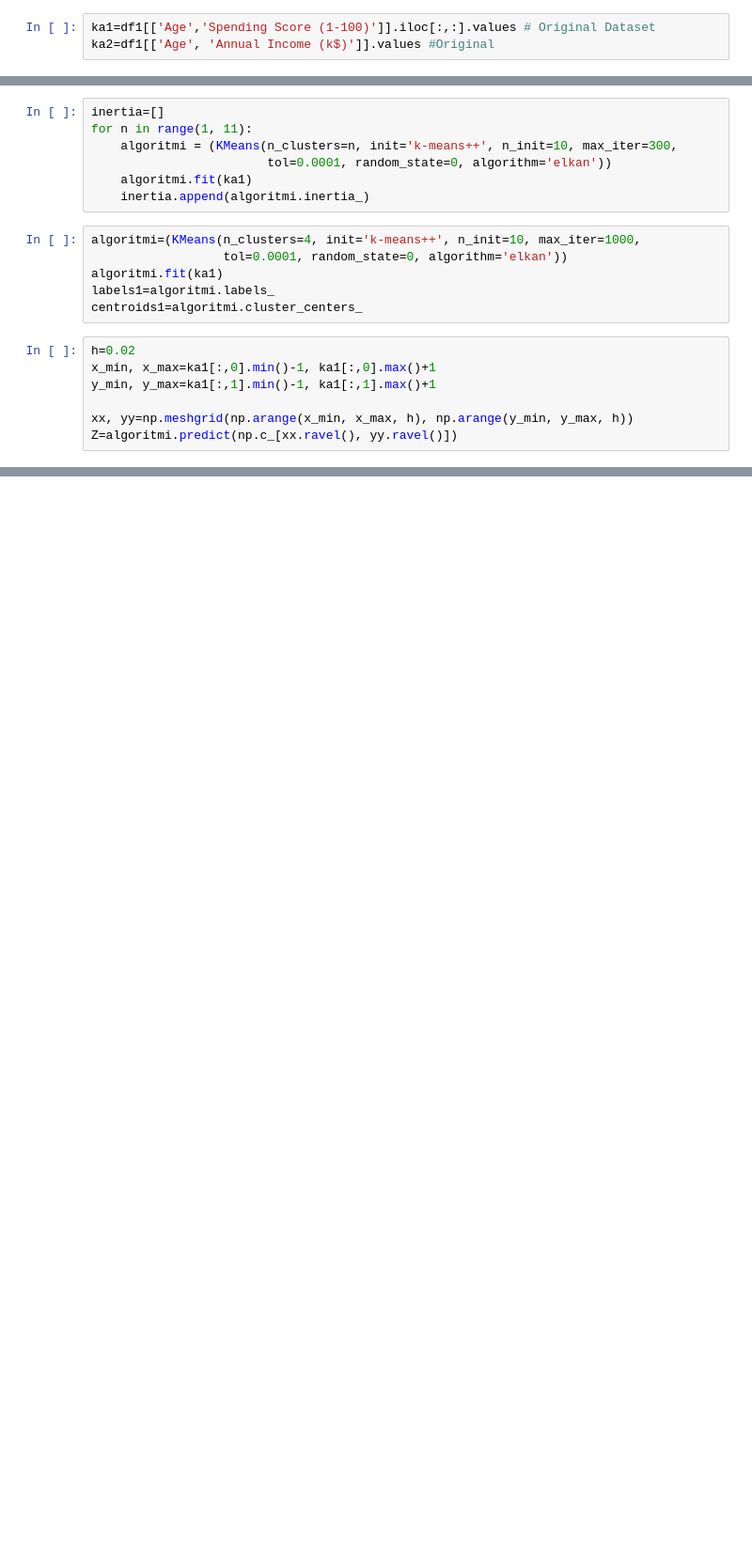
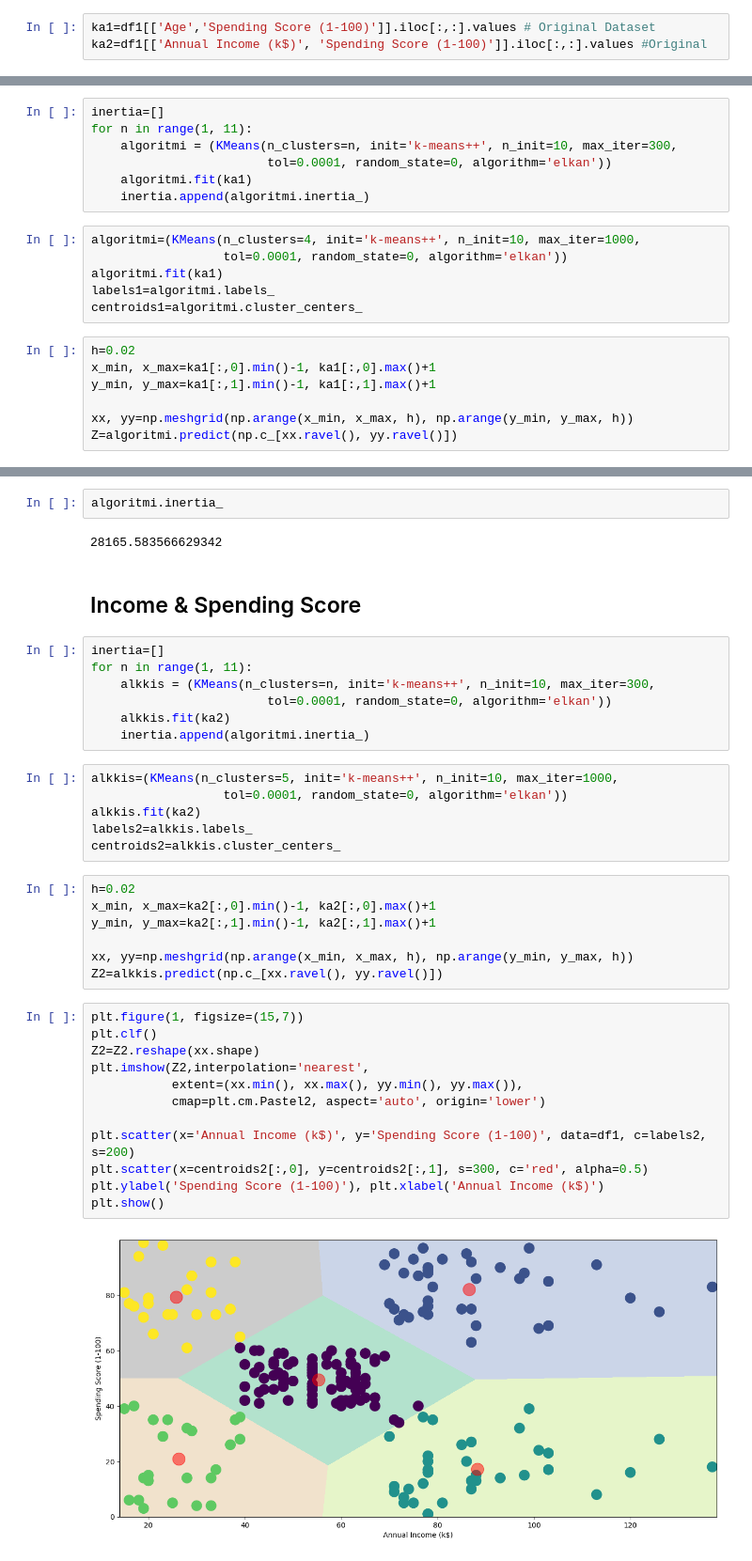
Before and after one commit to Gaires/Machine_Learning_Tehtava2, a Jupyter notebook: testit/testit.ipynb, the cells around one changed output, grey strips where cells are left out. Shown at 94% size. Drawn from its saved outputs; the diff is of its cells as text; blank space fills up the shorter version.

```diff
--- a/testit/testit.ipynb
+++ b/testit/testit.ipynb
@@ -889,4 +888,4 @@ kmeans.inertia_
 # %%
 ka1=df1[['Age','Spending Score (1-100)']].iloc[:,:].values # Original Dataset
-ka2=df1[['Age', 'Annual Income (k$)']].values #Original
+ka2=df1[['Annual Income (k$)', 'Spending Score (1-100)']].iloc[:,:].values #Original
 # %%
@@ -928,0 +928,40 @@ plt.show()
+# %%
+algoritmi.inertia_
+# %% [output]
+28165.583566629342
+# %% [markdown]
+## Income & Spending Score
+# %%
+inertia=[]
+for n in range(1, 11):
+    alkkis = (KMeans(n_clusters=n, init='k-means++', n_init=10, max_iter=300,
+                        tol=0.0001, random_state=0, algorithm='elkan'))
+    alkkis.fit(ka2)
+    inertia.append(algoritmi.inertia_)
+# %%
+alkkis=(KMeans(n_clusters=5, init='k-means++', n_init=10, max_iter=1000,
+                  tol=0.0001, random_state=0, algorithm='elkan'))
+alkkis.fit(ka2)
+labels2=alkkis.labels_
+centroids2=alkkis.cluster_centers_
+# %%
+h=0.02
+x_min, x_max=ka2[:,0].min()-1, ka2[:,0].max()+1
+y_min, y_max=ka2[:,1].min()-1, ka2[:,1].max()+1
+
+xx, yy=np.meshgrid(np.arange(x_min, x_max, h), np.arange(y_min, y_max, h))
+Z2=alkkis.predict(np.c_[xx.ravel(), yy.ravel()])
+# %%
+plt.figure(1, figsize=(15,7))
+plt.clf()
+Z2=Z2.reshape(xx.shape)
+plt.imshow(Z2,interpolation='nearest',
+           extent=(xx.min(), xx.max(), yy.min(), yy.max()),
+           cmap=plt.cm.Pastel2, aspect='auto', origin='lower')
+
+plt.scatter(x='Annual Income (k$)', y='Spending Score (1-100)', data=df1, c=labels2, s=200)
+plt.scatter(x=centroids2[:,0], y=centroids2[:,1], s=300, c='red', alpha=0.5)
+plt.ylabel('Spending Score (1-100)'), plt.xlabel('Annual Income (k$)')
+plt.show()
+# %% [output]
+[figure, added]
```
Also changed, not shown: parts of 27 cells of this notebook.
